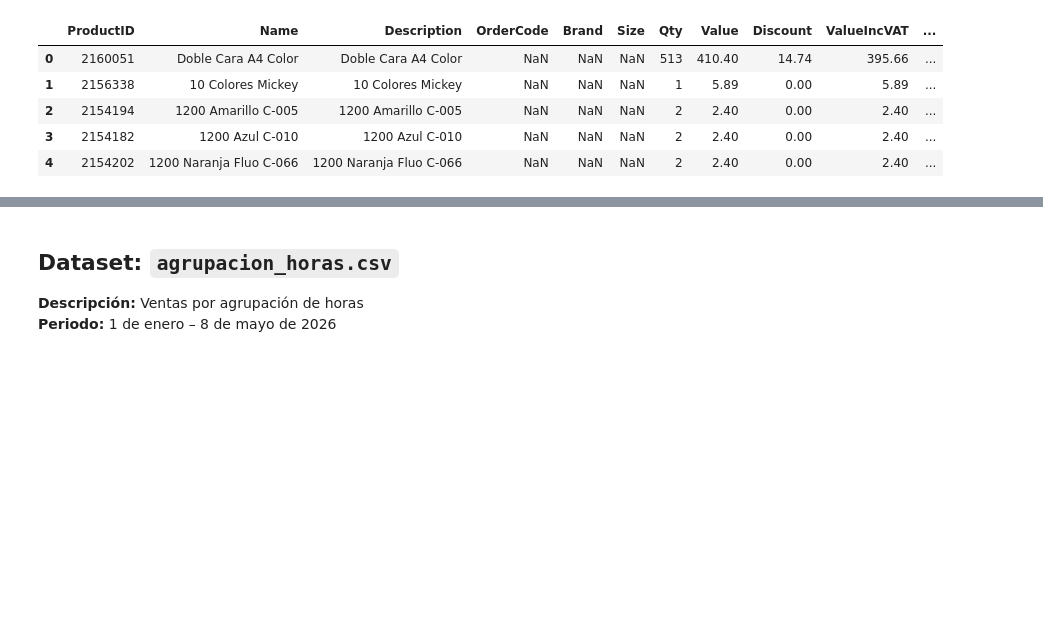
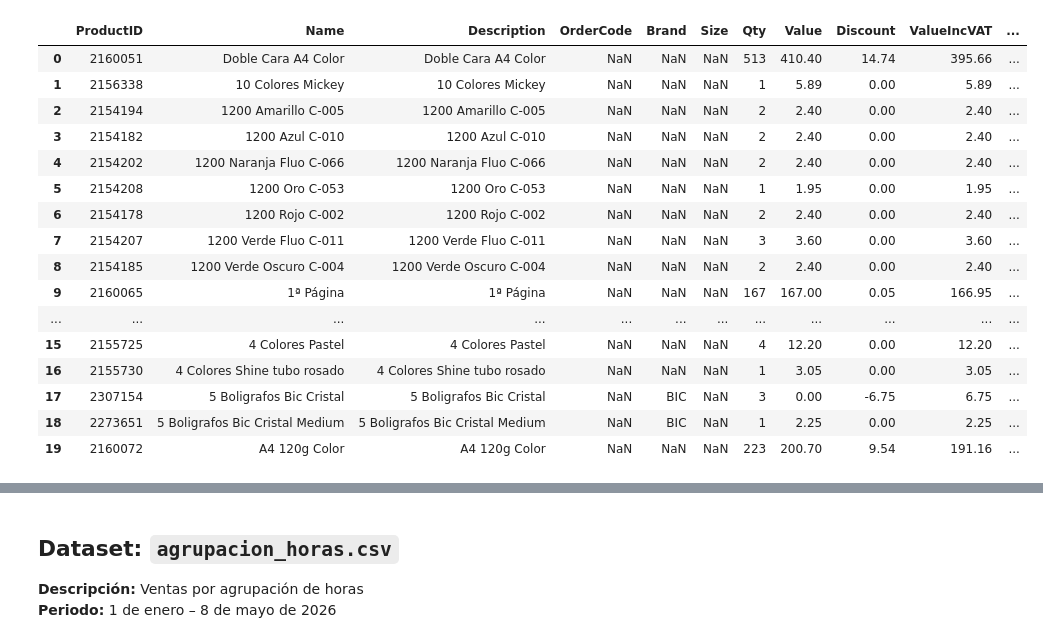
Before and after one commit to alimadriz0110/EDA_Trazos_y_Hojas, a Jupyter notebook: src/notebooks/notebook_eda_raquel.ipynb, the cells around one changed output, grey strips where cells are left out. Cells and saved outputs as stored; diff of their text form; code cells hidden in the pictures; blank space fills up the shorter version.

```diff
--- a/src/notebooks/notebook_eda_raquel.ipynb
+++ b/src/notebooks/notebook_eda_raquel.ipynb
@@ -36,12 +43,23 @@ cierre_caja.head(5)
 | 3 | 05/05/2026 5:00:00 | 44 | 0 | 0.00 | 0 | 17 | 38.04 | 284 | 287.49 | ... |
 | 4 | 04/05/2026 5:00:00 | 50 | 6 | 1.00 | 0 | 26 | 11.30 | 455 | 266.88 | ... |
 # %%
-compras_articulos.head(5)
+compras_articulos.head(20)
 # %% [output]
 |  | ProductID | Name | Description | OrderCode | Brand | Size | Qty | Value | Discount | ValueIncVAT | ... |
 | 0 | 2160051 | Doble Cara A4 Color | Doble Cara A4 Color | NaN | NaN | NaN | 513 | 410.40 | 14.74 | 395.66 | ... |
 | 1 | 2156338 | 10 Colores Mickey | 10 Colores Mickey | NaN | NaN | NaN | 1 | 5.89 | 0.00 | 5.89 | ... |
 | 2 | 2154194 | 1200 Amarillo C-005 | 1200 Amarillo C-005 | NaN | NaN | NaN | 2 | 2.40 | 0.00 | 2.40 | ... |
 | 3 | 2154182 | 1200 Azul C-010 | 1200 Azul C-010 | NaN | NaN | NaN | 2 | 2.40 | 0.00 | 2.40 | ... |
 | 4 | 2154202 | 1200 Naranja Fluo C-066 | 1200 Naranja Fluo C-066 | NaN | NaN | NaN | 2 | 2.40 | 0.00 | 2.40 | ... |
+| 5 | 2154208 | 1200 Oro C-053 | 1200 Oro C-053 | NaN | NaN | NaN | 1 | 1.95 | 0.00 | 1.95 | ... |
+| 6 | 2154178 | 1200 Rojo C-002 | 1200 Rojo C-002 | NaN | NaN | NaN | 2 | 2.40 | 0.00 | 2.40 | ... |
+| 7 | 2154207 | 1200 Verde Fluo C-011 | 1200 Verde Fluo C-011 | NaN | NaN | NaN | 3 | 3.60 | 0.00 | 3.60 | ... |
+| 8 | 2154185 | 1200 Verde Oscuro C-004 | 1200 Verde Oscuro C-004 | NaN | NaN | NaN | 2 | 2.40 | 0.00 | 2.40 | ... |
+| 9 | 2160065 | 1ª Página | 1ª Página | NaN | NaN | NaN | 167 | 167.00 | 0.05 | 166.95 | ... |
+| ... | ... | ... | ... | ... | ... | ... | ... | ... | ... | ... | ... |
+| 15 | 2155725 | 4 Colores Pastel | 4 Colores Pastel | NaN | NaN | NaN | 4 | 12.20 | 0.00 | 12.20 | ... |
+| 16 | 2155730 | 4 Colores Shine tubo rosado | 4 Colores Shine tubo rosado | NaN | NaN | NaN | 1 | 3.05 | 0.00 | 3.05 | ... |
+| 17 | 2307154 | 5 Boligrafos Bic Cristal | 5 Boligrafos Bic Cristal | NaN | BIC | NaN | 3 | 0.00 | -6.75 | 6.75 | ... |
+| 18 | 2273651 | 5 Boligrafos Bic Cristal Medium | 5 Boligrafos Bic Cristal Medium | NaN | BIC | NaN | 1 | 2.25 | 0.00 | 2.25 | ... |
+| 19 | 2160072 | A4 120g Color | A4 120g Color | NaN | NaN | NaN | 223 | 200.70 | 9.54 | 191.16 | ... |
 # %%
```
Also changed, not shown: parts of 10 cells of this notebook, 1 other file.
